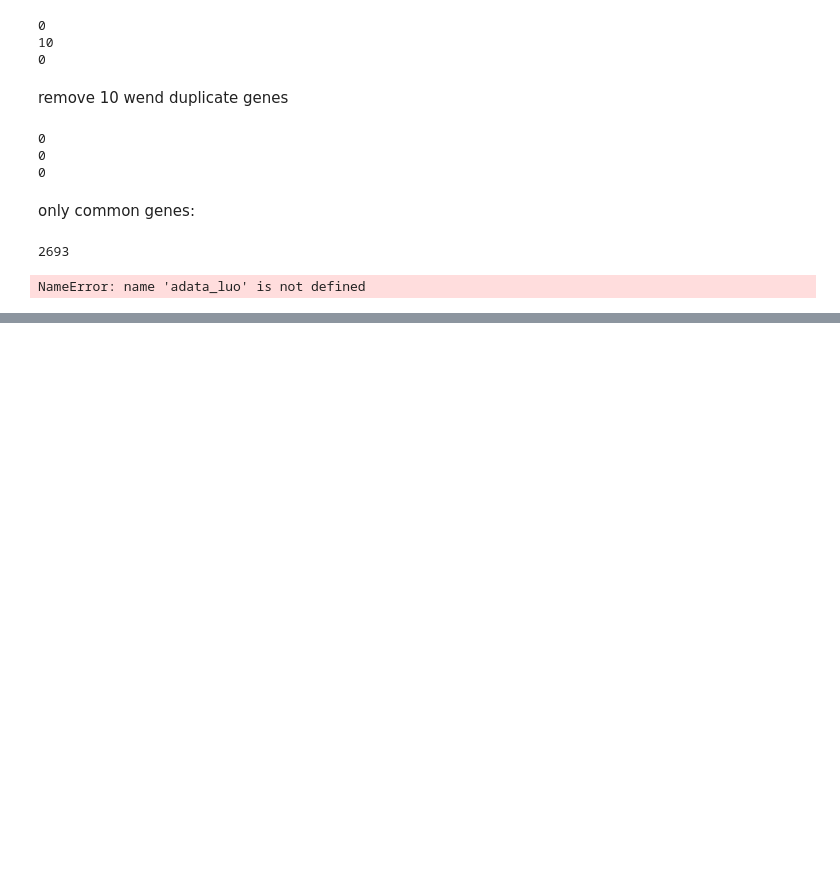
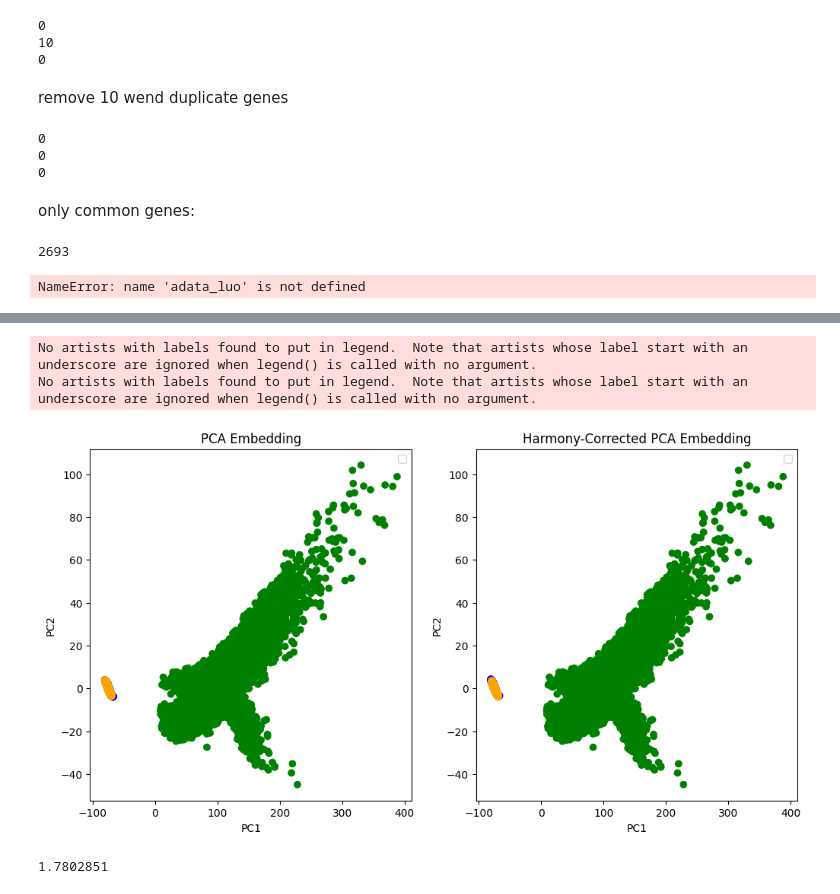
Before and after one commit to Zoezabetian/capstone, a Jupyter notebook: batch_correction.ipynb, the cells around one changed output, grey strips where cells are left out. Saved outputs shown, nothing was run; the diff lists cells and outputs as text; code cells hidden in the pictures; blank space fills up the shorter version.

```diff
--- a/batch_correction.ipynb
+++ b/batch_correction.ipynb
@@ -223,0 +439,37 @@ adata_all = sc.concat(
+# %%
+import matplotlib.pyplot as plt
+
+# PCA embedding
+pca_embedding = adata_all.obsm['X_pca']
+# Harmony-corrected PCA embedding
+harmony_embedding = adata_all.obsm['X_pca_harmony']
+
+# Plot both
+plt.figure(figsize=(12, 6))
+
+# Plot PCA embedding
+plt.subplot(1, 2, 1)
+plt.scatter(pca_embedding[:, 0], pca_embedding[:, 1], c=adata_all.obs['batch'].map({'Luo': 'blue', 'Wendering': 'orange', 'Leo': 'green'}))
+plt.title("PCA Embedding")
+plt.xlabel("PC1")
+plt.ylabel("PC2")
+plt.legend()
+
+# Plot Harmony-corrected PCA embedding
+plt.subplot(1, 2, 2)
+plt.scatter(harmony_embedding[:, 0], harmony_embedding[:, 1], c=adata_all.obs['batch'].map({'Luo': 'blue', 'Wendering': 'orange', 'Leo': 'green'}))
+plt.title("Harmony-Corrected PCA Embedding")
+plt.xlabel("PC1")
+plt.ylabel("PC2")
+plt.legend()
+
+plt.show()
+# %% [output]
+No artists with labels found to put in legend.  Note that artists whose label start with an underscore are ignored when legend() is called with no argument.
+No artists with labels found to put in legend.  Note that artists whose label start with an underscore are ignored when legend() is called with no argument.
+[figure, added]
+# %%
+diff = adata_all.obsm['X_pca_harmony'] - adata_all.obsm['X_pca']
+print(np.max(np.abs(diff)))
+# %% [output]
+1.7802851
```
Also changed, not shown: parts of 42 cells of this notebook, 1 other file.
